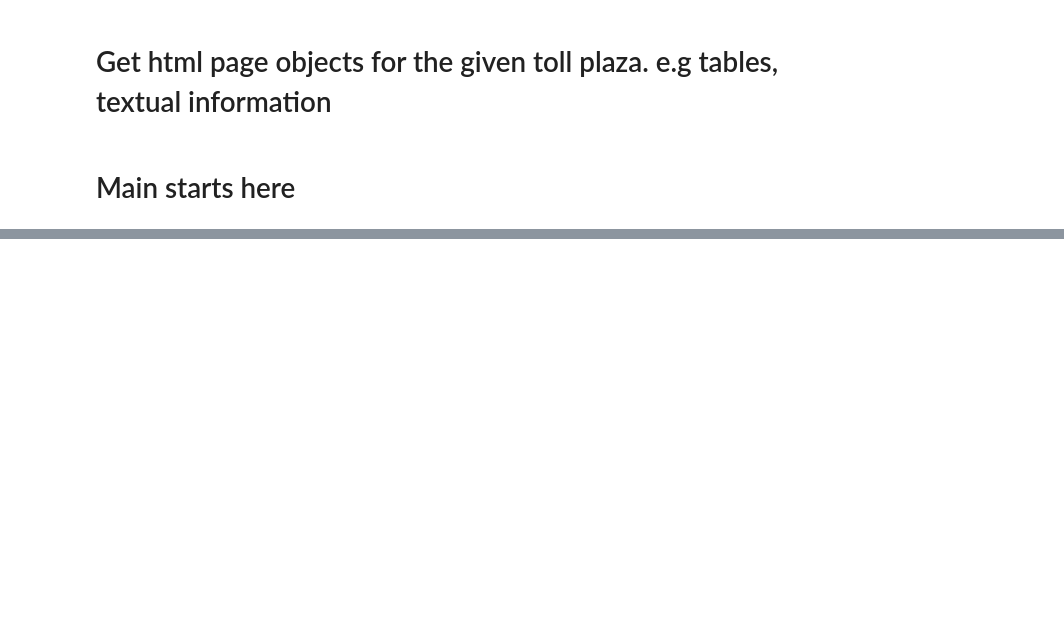
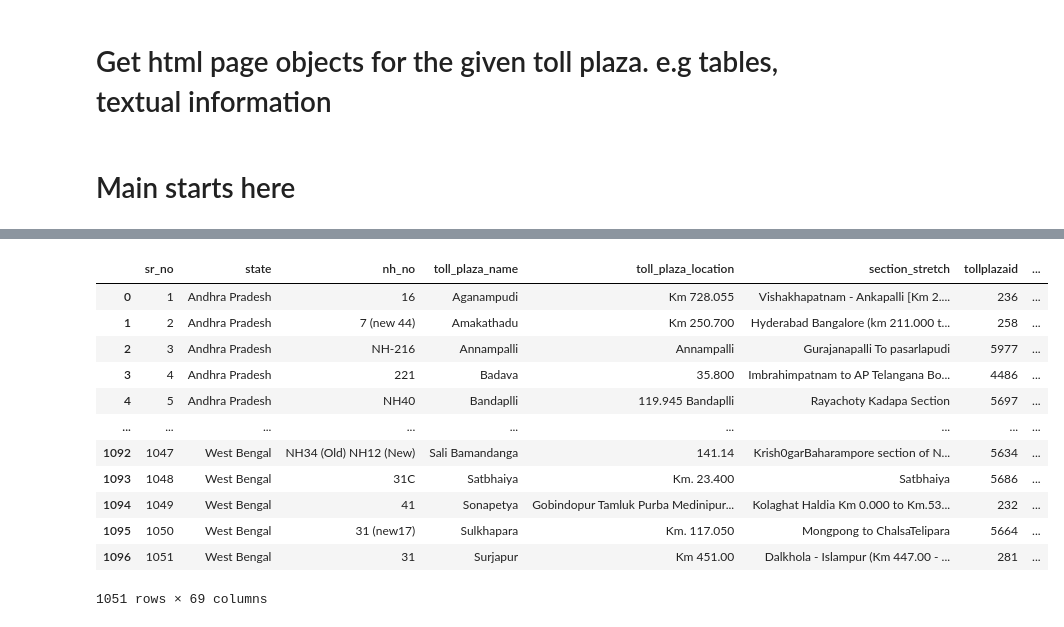
Before and after one commit to pradeepgodi/toll_plazas, a Jupyter notebook: toll_plaza_information_v1.ipynb, the cells around one changed output, grey strips where cells are left out. Drawn from its saved outputs; the diff is of its cells as text; code cells hidden in the pictures; blank space fills up the shorter version.

```diff
--- a/toll_plaza_information_v1.ipynb
+++ b/toll_plaza_information_v1.ipynb
@@ -320,3 +323,21 @@ else:
+# %%
+new_columns=list(merged_df.columns)
+new_columns = [ col.lower() for col in new_columns]
+new_columns=[col.replace('/','_') for col in new_columns ]
+new_columns=[col.replace(' ','_') for col in new_columns ]
+new_columns=[col.replace('___','_') for col in new_columns ]
+new_columns=[col.replace('(','_') for col in new_columns]
+new_columns=[col.replace(')','_') for col in new_columns]
+new_columns=[col.replace('__','_') for col in new_columns]
+new_columns=[col.replace('-','_') for col in new_columns]
+new_columns=[col.replace('.','') for col in new_columns]
+new_columns=[col[:-1] if col.endswith('_') else col for col in new_columns]
+new_columns=['_'+col if col[0].isnumeric() else col for col in new_columns]
+# %%
+new_columns=[col.replace('registered_within_the_district_of_plaza','reg_in_district') \
+             if (len(col) >59) and ('registered_within_the_district_of_plaza' in col) else col  for col in new_columns]
+# %%
+merged_df.columns=new_columns
 # %%
 merged_df.to_csv(FINAL_TOLL_FILE,index=False) #'toll_plaza_data.csv'
 # %%
@@ -332,0 +356,16 @@ Total Execution time = 623.08 sec
+# %%
+merged_df
+# %% [output]
+|  | sr_no | state | nh_no | toll_plaza_name | toll_plaza_location | section_stretch | tollplazaid | ... |
+| 0 | 1 | Andhra Pradesh | 16 | Aganampudi | Km 728.055 | Vishakhapatnam - Ankapalli [Km 2.... | 236 | ... |
+| 1 | 2 | Andhra Pradesh | 7 (new 44) | Amakathadu | Km 250.700 | Hyderabad Bangalore (km 211.000 t... | 258 | ... |
+| 2 | 3 | Andhra Pradesh | NH-216 | Annampalli | Annampalli | Gurajanapalli To pasarlapudi | 5977 | ... |
+| 3 | 4 | Andhra Pradesh | 221 | Badava | 35.800 | Imbrahimpatnam to AP Telangana Bo... | 4486 | ... |
+| 4 | 5 | Andhra Pradesh | NH40 | Bandaplli | 119.945 Bandaplli | Rayachoty Kadapa Section | 5697 | ... |
+| ... | ... | ... | ... | ... | ... | ... | ... | ... |
+| 1092 | 1047 | West Bengal | NH34 (Old) NH12 (New) | Sali Bamandanga | 141.14 | Krish0garBaharampore section of N... | 5634 | ... |
+| 1093 | 1048 | West Bengal | 31C | Satbhaiya | Km. 23.400 | Satbhaiya | 5686 | ... |
+| 1094 | 1049 | West Bengal | 41 | Sonapetya | Gobindopur Tamluk Purba Medinipur... | Kolaghat Haldia Km 0.000 to Km.53... | 232 | ... |
+| 1095 | 1050 | West Bengal | 31 (new17) | Sulkhapara | Km. 117.050 | Mongpong to ChalsaTelipara | 5664 | ... |
+| 1096 | 1051 | West Bengal | 31 | Surjapur | Km 451.00 | Dalkhola - Islampur (Km 447.00 - ... | 281 | ... |
+1051 rows × 69 columns
```
Also changed, not shown: parts of 14 cells of this notebook, 9 other files.
